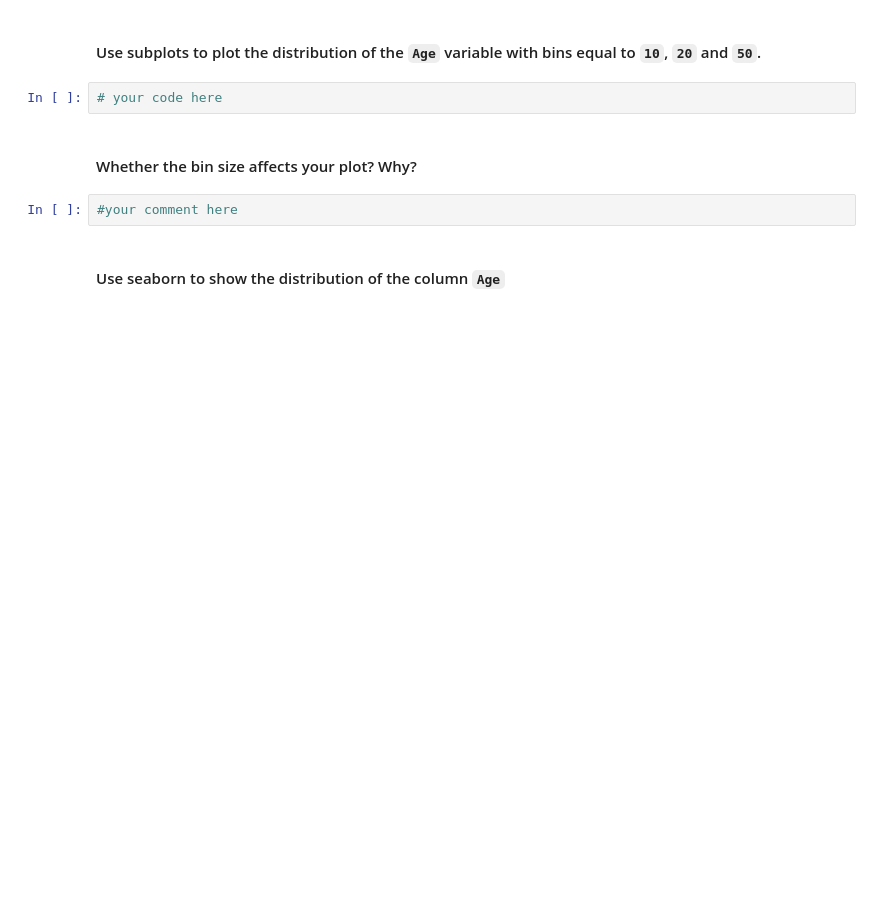
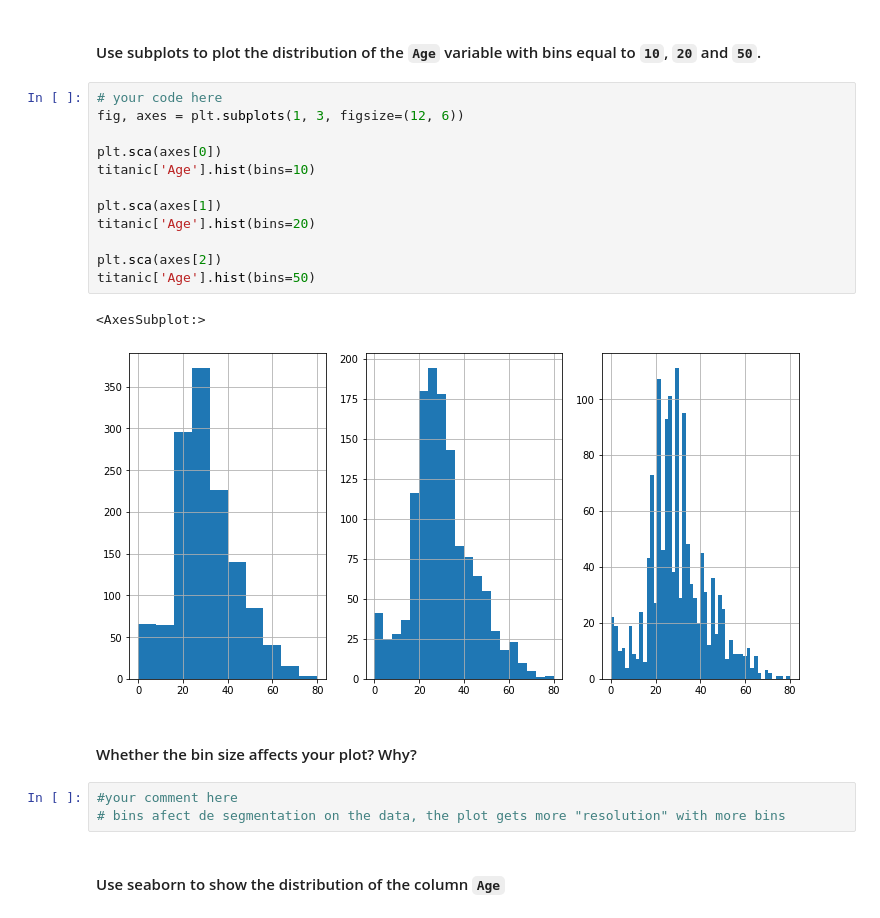
Before and after one commit to ta-data-mexpt/lab-matplotlib-seaborn, a Jupyter notebook: your-code/challenge-3.ipynb, the cells around one changed output. Cells and saved outputs as stored; diff of their text form; blank space fills up the shorter version.

```diff
--- a/your-code/challenge-3.ipynb
+++ b/your-code/challenge-3.ipynb
@@ -37,11 +107,25 @@ titanic.head()
 # %% [markdown]
 #### Use subplots to plot the distribution of the `Age` variable with bins equal to `10`, `20` and `50`.
-# %%
-# your code here
+# %%
+# your code here
+fig, axes = plt.subplots(1, 3, figsize=(12, 6))
+
+plt.sca(axes[0])
+titanic['Age'].hist(bins=10)
+
+plt.sca(axes[1])
+titanic['Age'].hist(bins=20)
+
+plt.sca(axes[2])
+titanic['Age'].hist(bins=50)
+# %% [output]
+<AxesSubplot:>
+[figure, added]
 # %% [markdown]
 #### Whether the bin size affects your plot? Why?
-# %%
-#your comment here
+# %%
+#your comment here
+# bins afect de segmentation on the data, the plot gets more "resolution" with more bins
 # %% [markdown]
 #### Use seaborn to show the distribution of the column `Age`
 # %%
```
Also changed, not shown: parts of 24 cells of this notebook.
